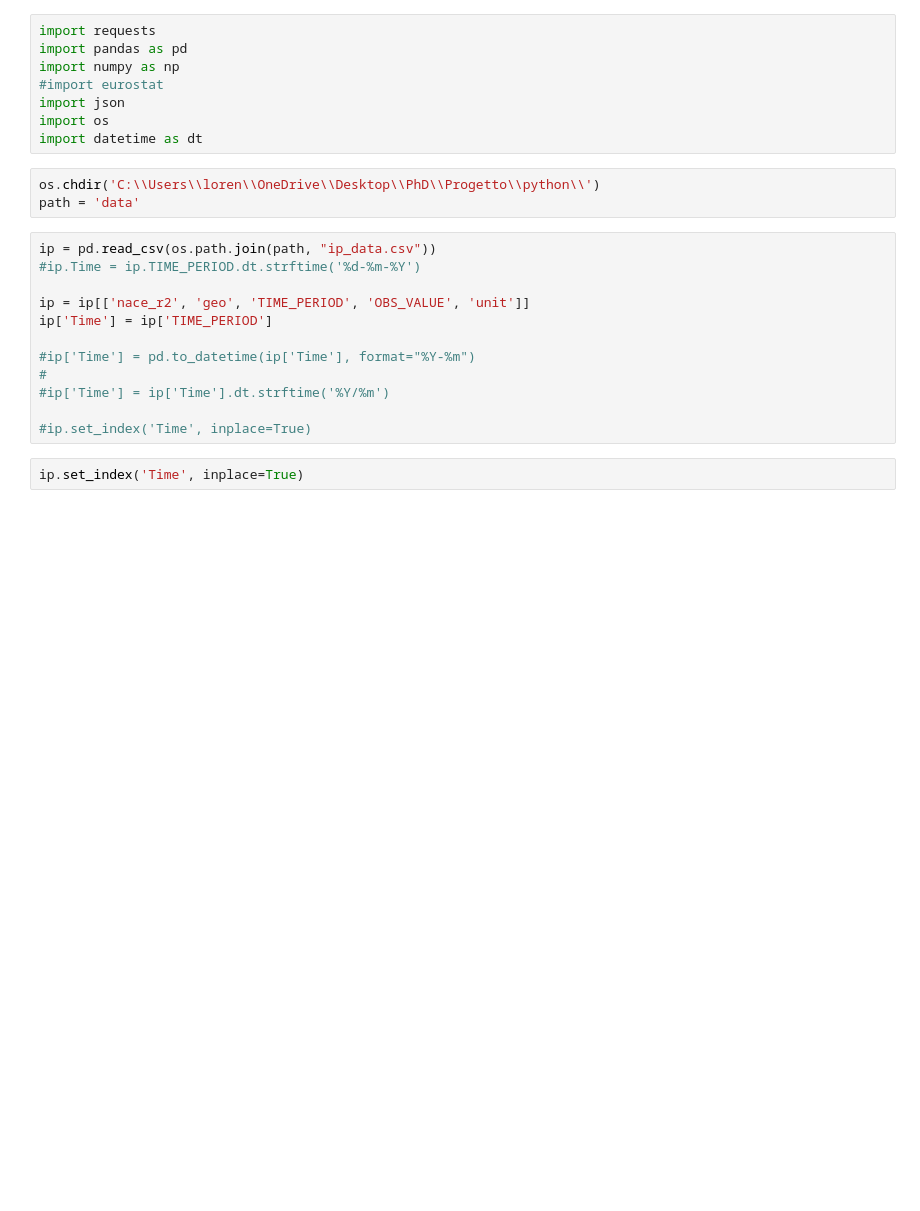
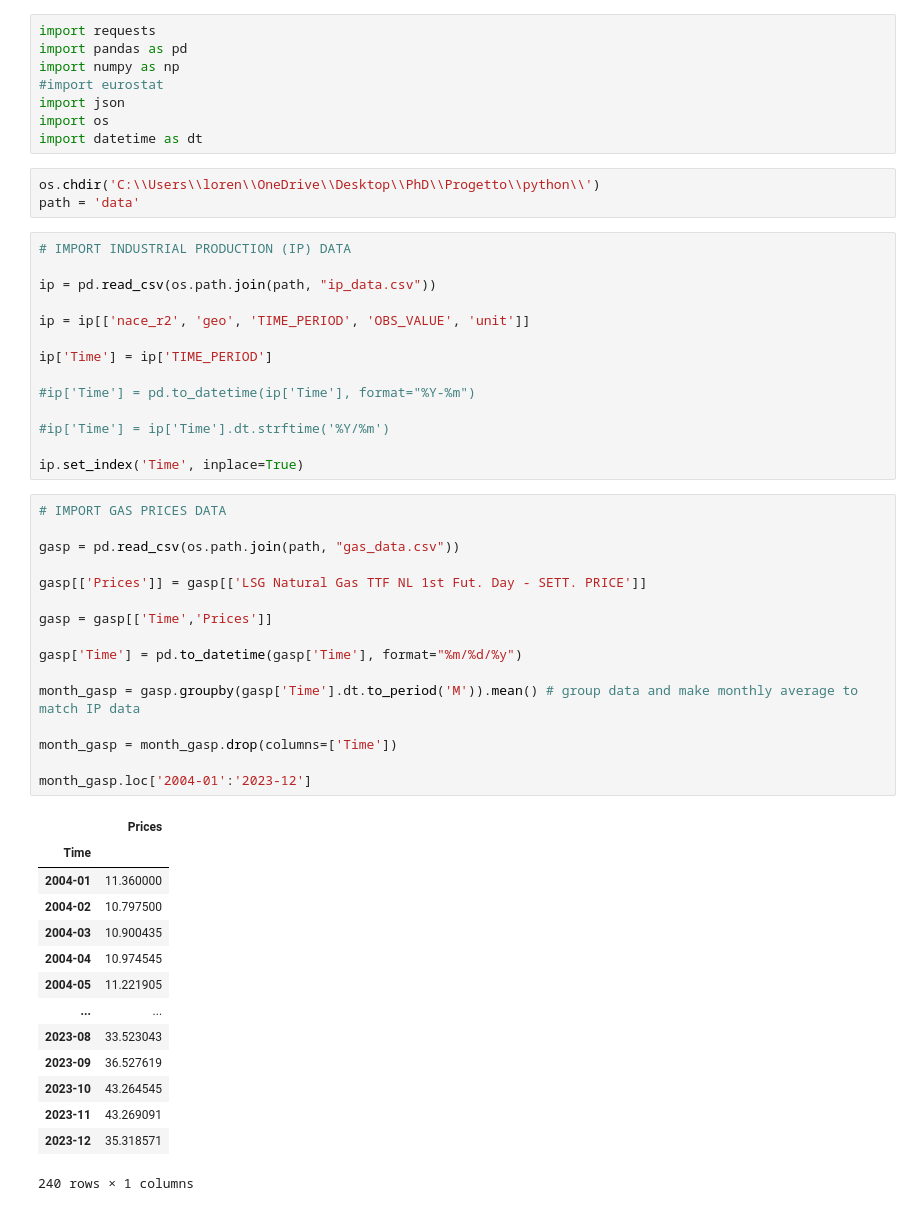
Before and after one commit to lorenzrossi/GaR, a Jupyter notebook: src/data_wrangling.ipynb, the cells around one changed output. Cells and saved outputs as stored; diff of their text form; blank space fills up the shorter version.

```diff
--- a/src/data_wrangling.ipynb
+++ b/src/data_wrangling.ipynb
@@ -10,16 +10,47 @@ import datetime as dt
 os.chdir('C:\\Users\\loren\\OneDrive\\Desktop\\PhD\\Progetto\\python\\')
 path = 'data'
 # %%
+# IMPORT INDUSTRIAL PRODUCTION (IP) DATA
+
 ip = pd.read_csv(os.path.join(path, "ip_data.csv"))
-#ip.Time = ip.TIME_PERIOD.dt.strftime('%d-%m-%Y')
 
 ip = ip[['nace_r2', 'geo', 'TIME_PERIOD', 'OBS_VALUE', 'unit']]
+
 ip['Time'] = ip['TIME_PERIOD']
 
 #ip['Time'] = pd.to_datetime(ip['Time'], format="%Y-%m")
-#
+
 #ip['Time'] = ip['Time'].dt.strftime('%Y/%m')
 
-#ip.set_index('Time', inplace=True)
+ip.set_index('Time', inplace=True)
-# %%
-ip.set_index('Time', inplace=True)
+# %%
+# IMPORT GAS PRICES DATA
+
+gasp = pd.read_csv(os.path.join(path, "gas_data.csv"))
+
+gasp[['Prices']] = gasp[['LSG Natural Gas TTF NL 1st Fut. Day - SETT. PRICE']]
+
+gasp = gasp[['Time','Prices']]
+
+gasp['Time'] = pd.to_datetime(gasp['Time'], format="%m/%d/%y")
+
+month_gasp = gasp.groupby(gasp['Time'].dt.to_period('M')).mean() # group data and make monthly average to match IP data
+
+month_gasp = month_gasp.drop(columns=['Time'])
+
+month_gasp.loc['2004-01':'2023-12']
+# %% [output]
+|  | Prices |
+| Time |  |
+| 2004-01 | 11.360000 |
+| 2004-02 | 10.797500 |
+| 2004-03 | 10.900435 |
+| 2004-04 | 10.974545 |
+| 2004-05 | 11.221905 |
+| ... | ... |
+| 2023-08 | 33.523043 |
+| 2023-09 | 36.527619 |
+| 2023-10 | 43.264545 |
+| 2023-11 | 43.269091 |
+| 2023-12 | 35.318571 |
+240 rows × 1 columns
```
Also changed, not shown: parts of 13 cells of this notebook, 4 other files.
